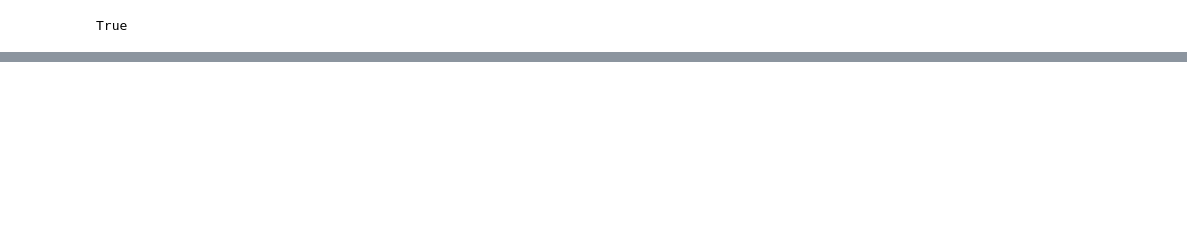
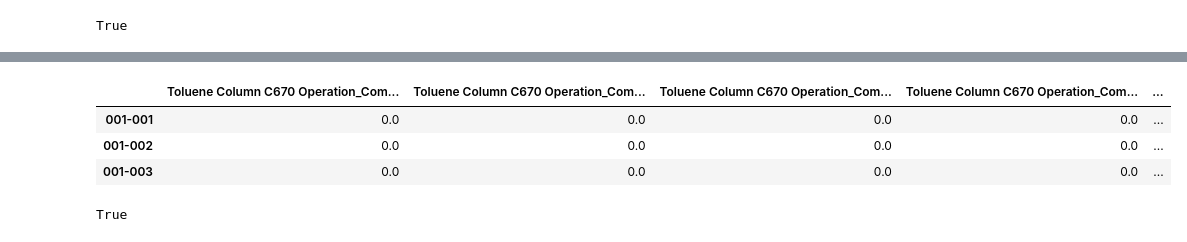
Before and after one commit to skywalker0803r/c620, a Jupyter notebook: c620資料分析.ipynb, the cells around one changed output, grey strips where cells are left out. Cells and saved outputs as stored; diff of their text form; code cells hidden in the pictures; blank space fills up the shorter version.

```diff
--- a/c620資料分析.ipynb
+++ b/c620資料分析.ipynb
@@ -59,0 +77,12 @@ True
+# %%
+combined = c670_df[c670_col['combined']]
+combined.head(3)
+# %% [output]
+|  | Toluene Column C670 Operation_Com... | Toluene Column C670 Operation_Com... | Toluene Column C670 Operation_Com... | Toluene Column C670 Operation_Com... | ... |
+| 001-001 | 0.0 | 0.0 | 0.0 | 0.0 | ... |
+| 001-002 | 0.0 | 0.0 | 0.0 | 0.0 | ... |
+| 001-003 | 0.0 | 0.0 | 0.0 | 0.0 | ... |
+# %%
+np.allclose(combined_pred.values,combined.values)
+# %% [output]
+True
```
Also changed, not shown: parts of 9 cells of this notebook.
